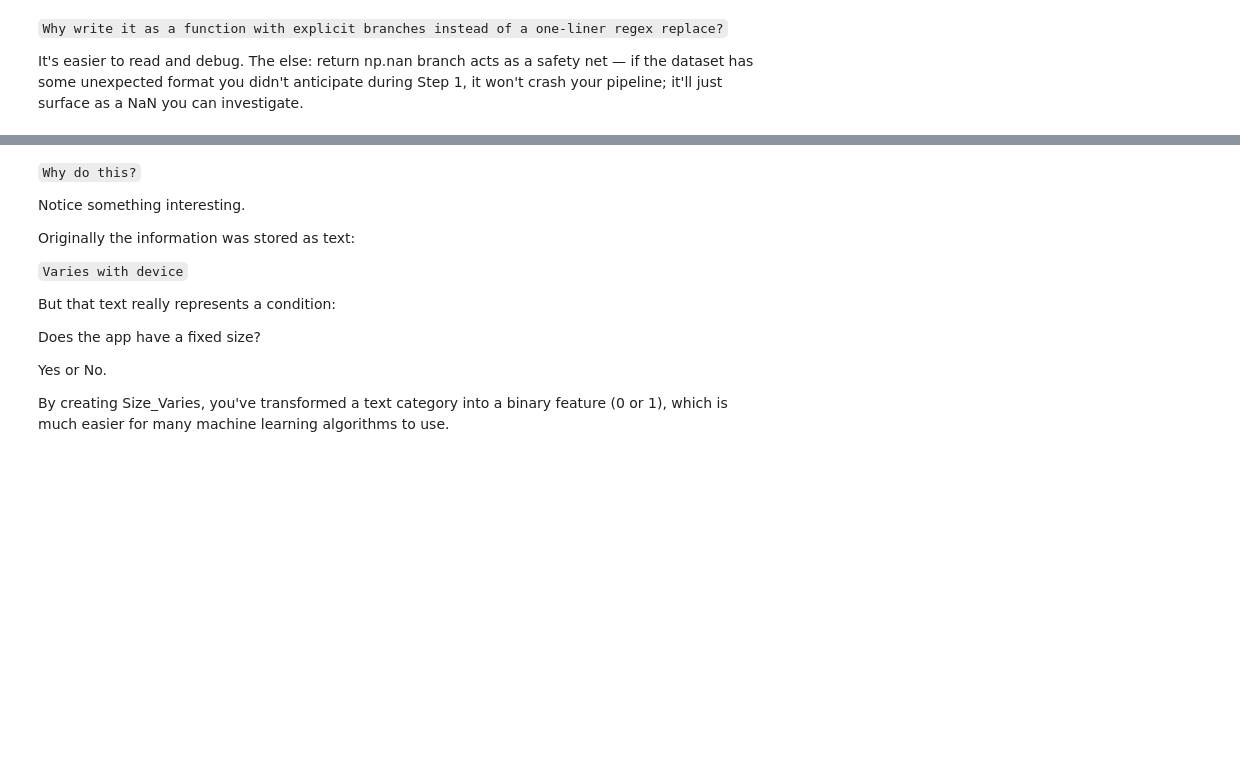
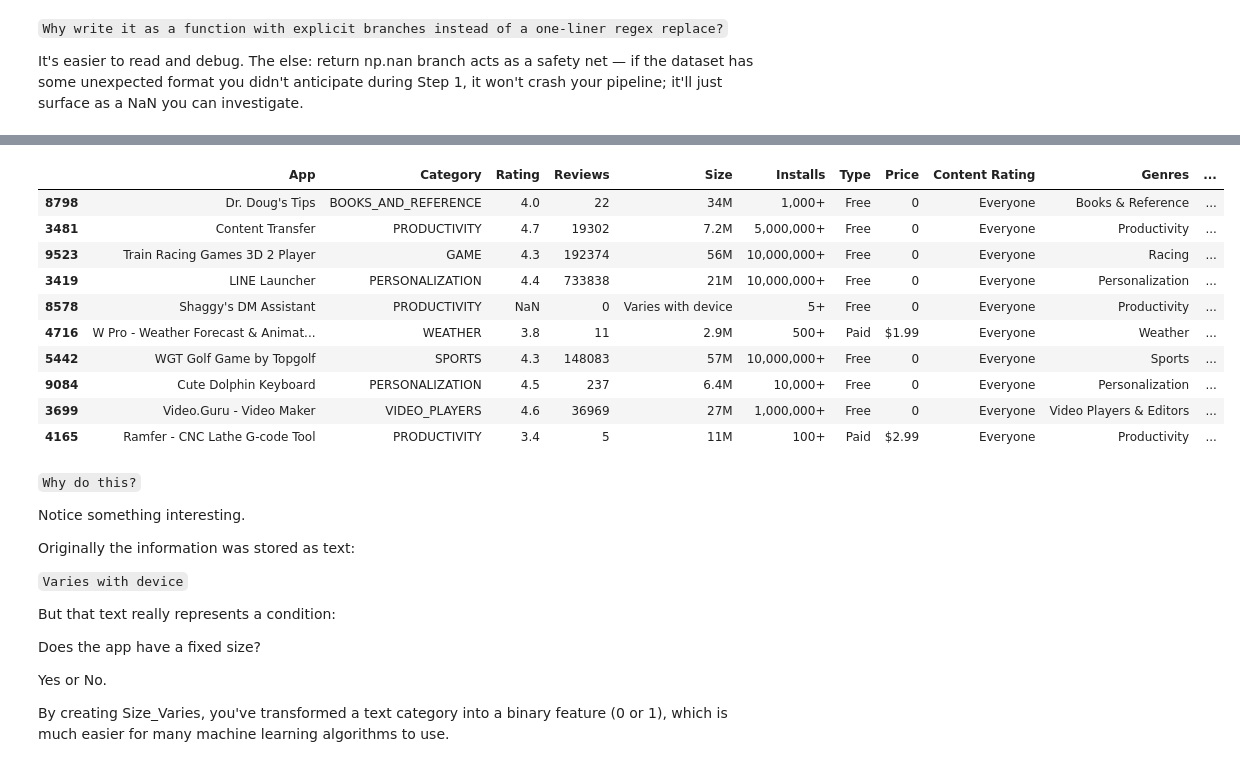
Before and after one commit to teamkweku/Data_Science_And_Machine_Learning_Notes, a Jupyter notebook: 03.EDA_and_Feature_engineering/Google-Playstore.ipynb, the cells around one changed output, grey strips where cells are left out. Drawn from its saved outputs; the diff is of its cells as text; code cells hidden in the pictures; blank space fills up the shorter version.

```diff
--- a/03.EDA_and_Feature_engineering/Google-Playstore.ipynb
+++ b/03.EDA_and_Feature_engineering/Google-Playstore.ipynb
@@ -203,3 +213,17 @@ df_copy['Size_Varies'] = (df_copy['Size'] == 'Varies with device').astype(int)
+# %%
+df_copy.sample(10)
+# %% [output]
+|  | App | Category | Rating | Reviews | Size | Installs | Type | Price | Content Rating | Genres | ... |
+| 8798 | Dr. Doug's Tips | BOOKS_AND_REFERENCE | 4.0 | 22 | 34M | 1,000+ | Free | 0 | Everyone | Books & Reference | ... |
+| 3481 | Content Transfer | PRODUCTIVITY | 4.7 | 19302 | 7.2M | 5,000,000+ | Free | 0 | Everyone | Productivity | ... |
+| 9523 | Train Racing Games 3D 2 Player | GAME | 4.3 | 192374 | 56M | 10,000,000+ | Free | 0 | Everyone | Racing | ... |
+| 3419 | LINE Launcher | PERSONALIZATION | 4.4 | 733838 | 21M | 10,000,000+ | Free | 0 | Everyone | Personalization | ... |
+| 8578 | Shaggy's DM Assistant | PRODUCTIVITY | NaN | 0 | Varies with device | 5+ | Free | 0 | Everyone | Productivity | ... |
+| 4716 | W Pro - Weather Forecast & Animat... | WEATHER | 3.8 | 11 | 2.9M | 500+ | Paid | $1.99 | Everyone | Weather | ... |
+| 5442 | WGT Golf Game by Topgolf | SPORTS | 4.3 | 148083 | 57M | 10,000,000+ | Free | 0 | Everyone | Sports | ... |
+| 9084 | Cute Dolphin Keyboard | PERSONALIZATION | 4.5 | 237 | 6.4M | 10,000+ | Free | 0 | Everyone | Personalization | ... |
+| 3699 | Video.Guru - Video Maker | VIDEO_PLAYERS | 4.6 | 36969 | 27M | 1,000,000+ | Free | 0 | Everyone | Video Players & Editors | ... |
+| 4165 | Ramfer - CNC Lathe G-code Tool | PRODUCTIVITY | 3.4 | 5 | 11M | 100+ | Paid | $2.99 | Everyone | Productivity | ... |
 # %% [markdown]
 `Why do this?`
 
```
Also changed, not shown: parts of 9 cells of this notebook.
